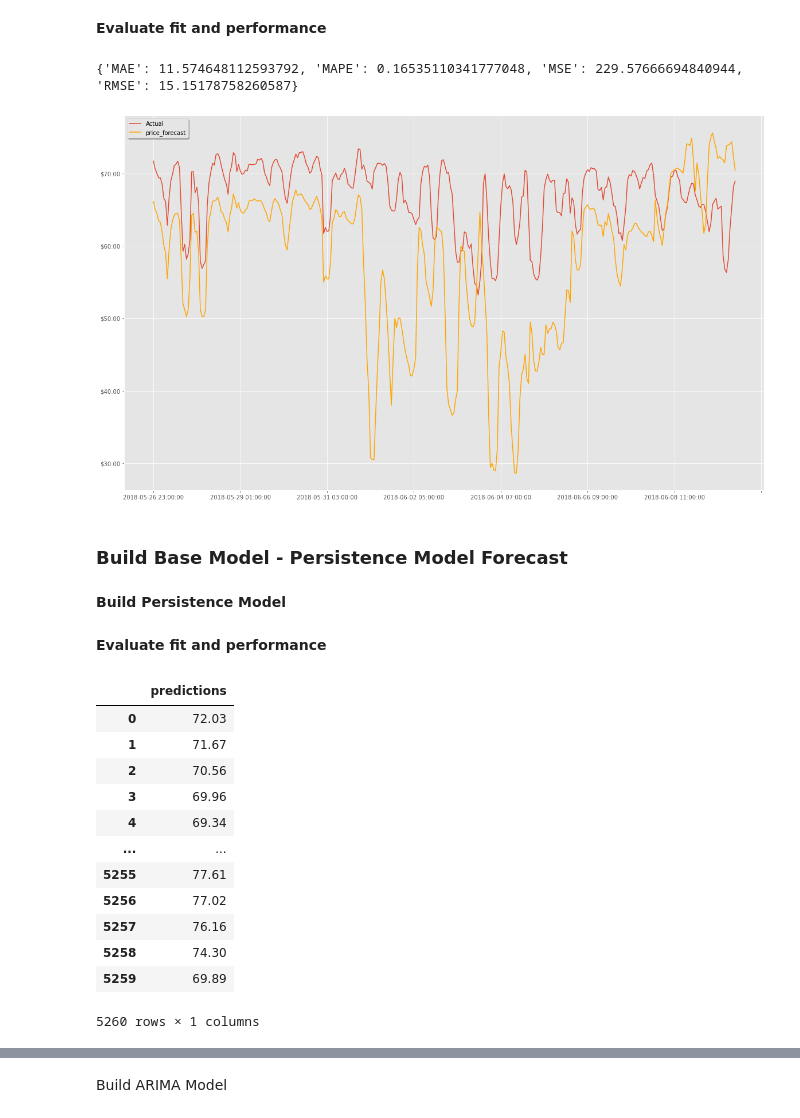
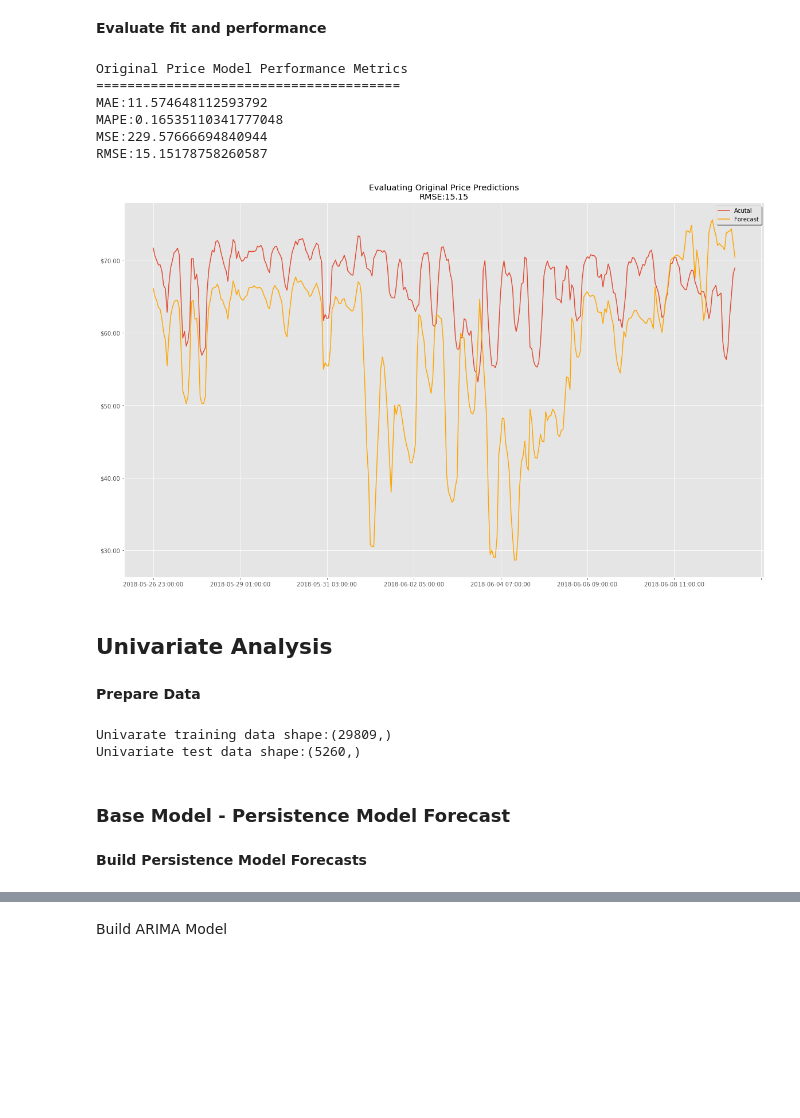
Before and after one commit to KishenSharma6/SpainEnergyAnalysis, a Jupyter notebook: Project_Codes/04_Modeling/2020_0622_Model_Development.ipynb, the cells around one changed output, grey strips where cells are left out. Drawn from its saved outputs; the diff is of its cells as text; code cells hidden in the pictures; blank space fills up the shorter version.

```diff
--- a/Project_Codes/04_Modeling/2020_0622_Model_Development.ipynb
+++ b/Project_Codes/04_Modeling/2020_0622_Model_Development.ipynb
@@ -91,33 +91,50 @@ Train label shape(29810,) Test label shape: (5260, 1)
 # %% [markdown]
 **Evaluate fit and performance**
 # %%
-#Read in model_performance to capture metrics
+#Read in model_performance to capture metrics and timeseries_plot to plot timeseries
 from TimeSeriesStats import model_performance
+from TimeseriesPlotter import timeseries_plot
 
 #Capture predictions
 predictions = price_test.values
 actual = X_test['price actual'].values
 
 #Evaluate price preditions
-print(model_performance(predictions, actual))
-
-#Plot predictions against actual
-from TimeseriesPlotter import timeseries_plot
+metrics = model_performance(predictions, actual, 'Original Price Model')
 
 #Create fig
 f, ax = plt.subplots(figsize = (20,12))
 
 #Plot original data
-timeseries_plot(X_test['price actual'][:24*14],title='Evaluating Original Price Predictions\n' ,label = 'Actual', ax = ax)
-
-timeseries_plot(price_test[:24*14], color = 'orange', label = 'Predictions', ax = ax, legend = True)
+timeseries_plot(X_test['price actual'][:24*14], ax = ax)
+timeseries_plot(price_test[:24*14],title='Evaluating Original Price Predictions\nRMSE:{}'.format(round(metrics['RMSE'],2)), color = 'orange', ax = ax, legend = True)
 
 ###Set plot aesthetics###
 ax.get_yaxis().set_major_formatter(plt.FuncFormatter(lambda x, loc: "${:}.00".format(int(x))));
+ax.legend(['Acutal', 'Forecast'], shadow = True);
 # %% [output]
-{'MAE': 11.574648112593792, 'MAPE': 0.16535110341777048, 'MSE': 229.57666694840944, 'RMSE': 15.15178758260587}
+Original Price Model Performance Metrics
+=======================================
+MAE:11.574648112593792
+MAPE:0.16535110341777048
+MSE:229.57666694840944
+RMSE:15.15178758260587
-[figure, old version]
+[figure, new version]
+# %% [markdown]
+## Univariate Analysis
+# %% [markdown]
+**Prepare Data**
+# %%
+#Subset targets for training and test data for univariate models
+train_univariate = X_train['price actual']
+test_univariate = X_test['price actual']
+
+#Check shape
+print('Univarate training data shape:{}\nUnivariate test data shape:{}'.format(train_univariate.shape,test_univariate.shape))
+# %% [output]
+Univarate training data shape:(29809,)
+Univariate test data shape:(5260,)
 # %% [markdown]
-### Build Base Model - Persistence Model Forecast
+### Base Model - Persistence Model Forecast
 # %% [markdown]
-**Build Persistence Model**
+**Build Persistence Model Forecasts**
@@ -134,21 +140,0 @@ for i in range(len(actual)):
-# %% [markdown]
-**Evaluate fit and performance**
-# %%
-persistence_model_predictions = pd.DataFrame(predictions,)
-persistence_model_predictions.columns = ['predictions']
-
-persistence_model_predictions
-# %% [output]
-|  | predictions |
-| 0 | 72.03 |
-| 1 | 71.67 |
-| 2 | 70.56 |
-| 3 | 69.96 |
-| 4 | 69.34 |
-| ... | ... |
-| 5255 | 77.61 |
-| 5256 | 77.02 |
-| 5257 | 76.16 |
-| 5258 | 74.30 |
-| 5259 | 69.89 |
-5260 rows × 1 columns
```
Also changed, not shown: parts of 36 cells of this notebook, 3 other files.
